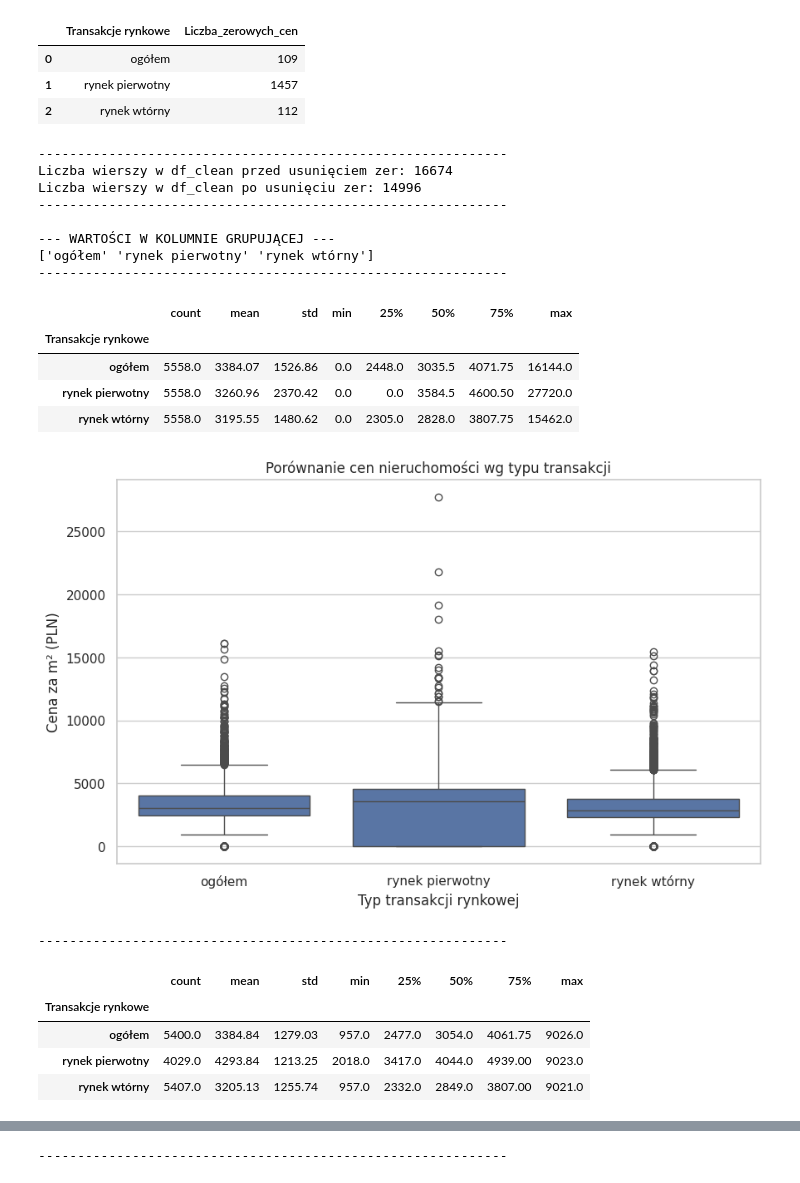
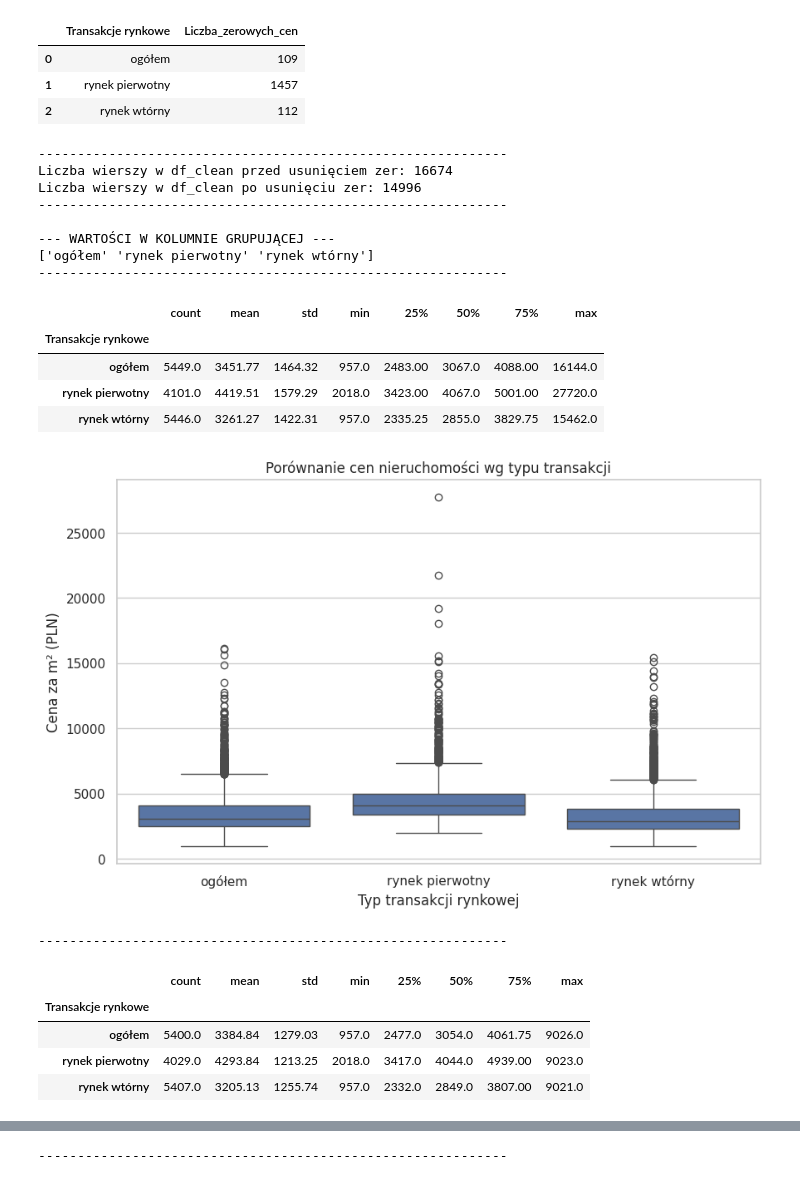
Before and after one commit to MatiMajewski/Beginners, a Jupyter notebook: Podejście2.ipynb, the cells around one changed output, grey strips where cells are left out. Cells and saved outputs as stored; diff of their text form; code cells hidden in the pictures.

```diff
--- a/Podejście2.ipynb
+++ b/Podejście2.ipynb
@@ -58,13 +58,13 @@ print(df['Transakcje rynkowe'].unique())
 
 # 3. Statystyki opisowe
 # Statystyki opisowe
-stats_desc = df.groupby('Transakcje rynkowe')['cena_numeric'].describe().round(2)
+stats_desc = df_clean.groupby('Transakcje rynkowe')['cena_numeric'].describe().round(2)
 print("------------------------------------------------------------")
 display(stats_desc)
 
 # Wizualizacja rozkładu z ekstremami
 plt.figure(figsize=(10, 6))
-sns.boxplot(data=df, x='Transakcje rynkowe', y='cena_numeric')
+sns.boxplot(data=df_clean, x='Transakcje rynkowe', y='cena_numeric')
 plt.title("Porównanie cen nieruchomości wg typu transakcji")
 plt.xlabel("Typ transakcji rynkowej")
 plt.ylabel("Cena za m² (PLN)")
@@ -123,6 +123,50 @@ plt.legend(title='Typ rynku', labels=['Rynek Wtórny', 'Rynek Pierwotny', 'Ogó
 
 plt.show()
 
+print("------------------------------------------------------------")
+
+# Wykres liniowy cen w latach dla polski na rynku ogółem
+df_polska = df_clean[
+    (df_clean['Nazwa'] == 'POLSKA') &
+    (df_clean['Transakcje rynkowe'] == 'ogółem')
+].copy()
+
+prices_polska_yearly = df_polska.groupby('Rok')['cena_numeric'].mean().reset_index()
+
+plt.figure(figsize=(12, 6))
+sns.lineplot(data=prices_polska_yearly, x='Rok', y='cena_numeric', marker='o')
+plt.title('Średnie Ceny Nieruchomości w Polsce na przestrzeni lat (ogółem)', fontsize=16)
+plt.xlabel('Rok', fontsize=12)
+plt.ylabel('Średnia Cena za m² (PLN)', fontsize=12)
+plt.grid(True, linestyle='--', alpha=0.7)
+plt.xticks(prices_polska_yearly['Rok'].unique(), rotation=45)
+plt.ylim(bottom=0)
+plt.tight_layout()
+plt.show()
+
+print("------------------------------------------------------------")
+
+# Wykres liniowy cen w latach dla polski dla rynku pierwotnego i wtórnego
+df_polska_markets = df_clean[
+    (df_clean['Nazwa'] == 'POLSKA') &
+    (df_clean['Transakcje rynkowe'].isin(['rynek pierwotny', 'rynek wtórny']))
+].copy()
+
+prices_polska_yearly_markets = df_polska_markets.groupby(['Rok', 'Transakcje rynkowe'])['cena_numeric'].mean().reset_index()
+print("------------------------------------------------------------")
+plt.figure(figsize=(12, 6))
+sns.lineplot(data=prices_polska_yearly_markets, x='Rok', y='cena_numeric', hue='Transakcje rynkowe', marker='o')
+plt.title('Średnie Ceny Nieruchomości w Polsce (rynek pierwotny i wtórny)', fontsize=16)
+plt.xlabel('Rok', fontsize=12)
+plt.ylabel('Średnia Cena za m² (PLN)', fontsize=12)
+plt.grid(True, linestyle='--', alpha=0.7)
+plt.xticks(prices_polska_yearly_markets['Rok'].unique(), rotation=45)
+plt.legend(title='Typ rynku')
+plt.ylim(bottom=0)
+plt.tight_layout()
+plt.show()
+
+
 
 print("------------------------------------------------------------")
 voivodeships = [
@@ -144,11 +188,8 @@ print("Średnie ceny nieruchomości dla województw")
 display(styled_table)
 
 
-# 1. Ładowanie i czyszczenie danych
-# Użyj pd.read_excel dla plików .xlsx i ustaw header=0
-df_processed = df.copy() # Tworzenie kopii, aby uniknąć modyfikowania oryginalnego obiektu df, jeśli jest używany gdzie indziej
 
-# Zmień nazwy kolumn na bardziej wygodne dla reszty skryptu, jeśli to konieczne,
+df_processed = df.copy()
 
 df_processed.rename(columns={'Nazwa': 'Region', 'Transakcje rynkowe': 'Market', 'Rok': 'Year', 'Wartosc': 'Price'}, inplace=True)
 
@@ -207,37 +248,37 @@ print(f"Paired t-test (P vs W): t={t_stat:.4f}, p={p_val:.4f}")
 <class 'pandas.core.frame.DataFrame'>
 RangeIndex: 16674 entries, 0 to 16673
 Data columns (total 4 columns):
  #   Column              Non-Null Count  Dtype
 ---  ------              --------------  -----
  0   Nazwa               16674 non-null  object
  1   Transakcje rynkowe  16674 non-null  object
  2   Rok                 16674 non-null  int64
  3   Wartosc             16674 non-null  object
 dtypes: int64(1), object(3)
 memory usage: 521.2+ KB
 ... (8 lines left out)
 Wartosc               0
 cena_numeric          0
 dtype: int64
 Liczba zerowych cen w podziale na typ transakcji rynkowej:
 |  | Transakcje rynkowe | Liczba_zerowych_cen |
 | 0 | ogółem | 109 |
 | 1 | rynek pierwotny | 1457 |
 | 2 | rynek wtórny | 112 |
 ------------------------------------------------------------
 Liczba wierszy w df_clean przed usunięciem zer: 16674
 Liczba wierszy w df_clean po usunięciu zer: 14996
 ------------------------------------------------------------
 
 --- WARTOŚCI W KOLUMNIE GRUPUJĄCEJ ---
 ['ogółem' 'rynek pierwotny' 'rynek wtórny']
 ------------------------------------------------------------
 |  | count | mean | std | min | 25% | 50% | 75% | max |
 | Transakcje rynkowe |  |  |  |  |  |  |  |  |
-| ogółem | 5558.0 | 3384.07 | 1526.86 | 0.0 | 2448.0 | 3035.5 | 4071.75 | 16144.0 |
-| rynek pierwotny | 5558.0 | 3260.96 | 2370.42 | 0.0 | 0.0 | 3584.5 | 4600.50 | 27720.0 |
-| rynek wtórny | 5558.0 | 3195.55 | 1480.62 | 0.0 | 2305.0 | 2828.0 | 3807.75 | 15462.0 |
+| ogółem | 5449.0 | 3451.77 | 1464.32 | 957.0 | 2483.00 | 3067.0 | 4088.00 | 16144.0 |
+| rynek pierwotny | 4101.0 | 4419.51 | 1579.29 | 2018.0 | 3423.00 | 4067.0 | 5001.00 | 27720.0 |
+| rynek wtórny | 5446.0 | 3261.27 | 1422.31 | 957.0 | 2335.25 | 2855.0 | 3829.75 | 15462.0 |
-[figure, old version]
+[figure, new version]
 ------------------------------------------------------------
 |  | count | mean | std | min | 25% | 50% | 75% | max |
 | Transakcje rynkowe |  |  |  |  |  |  |  |  |
```
Also changed, not shown: parts of 1 cell of this notebook.
